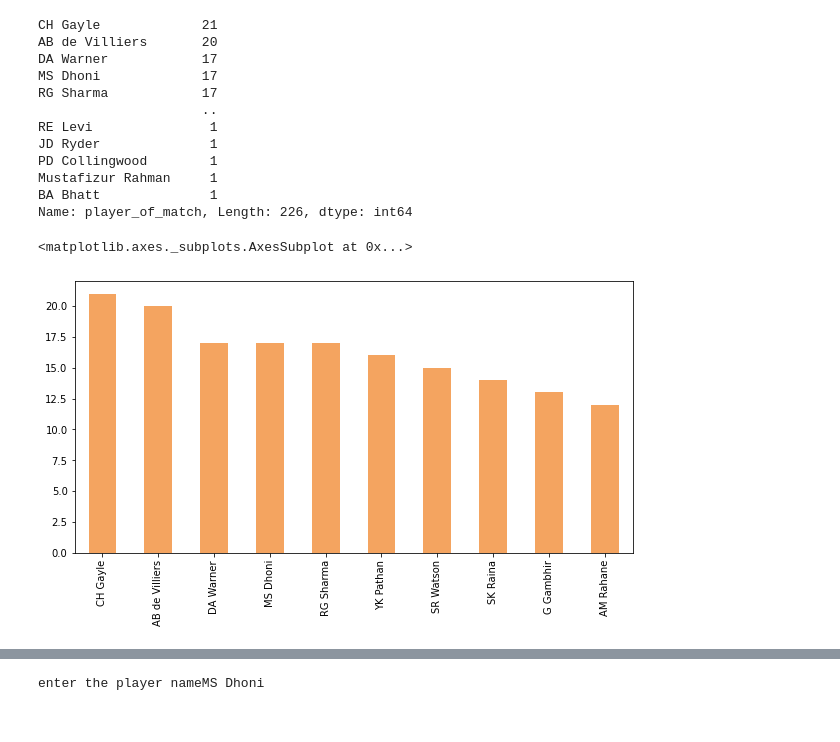
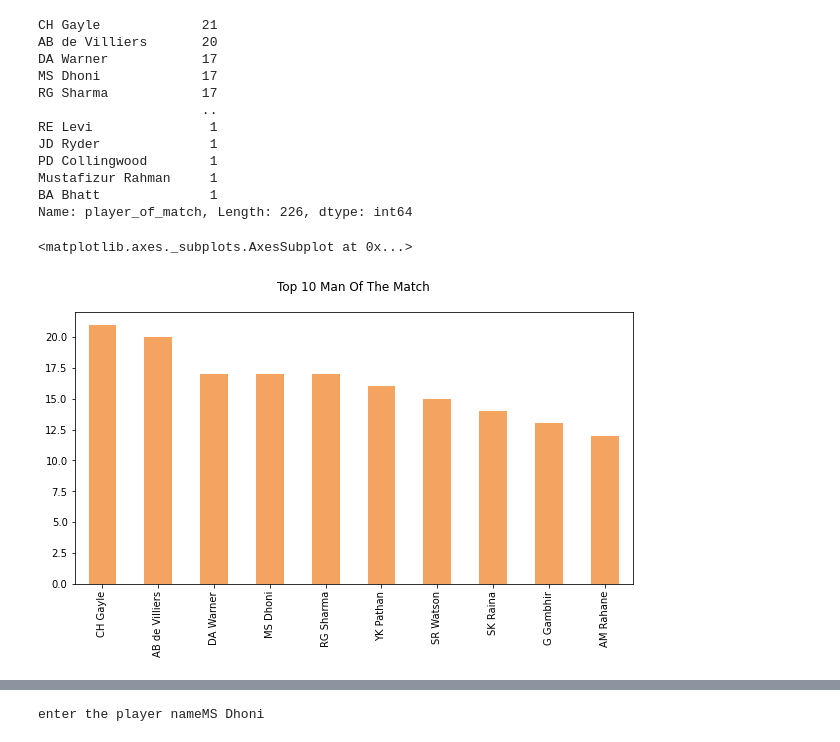
Before and after one commit to Topinder-chettri/Data-Science-And-Business-analytics-task-1, a Jupyter notebook: GRIP_Task_5_Exploratory_Data_Analysis_IPL.ipynb, the cells around one changed output, grey strips where cells are left out. Cells and saved outputs as stored; diff of their text form; code cells hidden in the pictures.

```diff
--- a/GRIP_Task_5_Exploratory_Data_Analysis_IPL.ipynb
+++ b/GRIP_Task_5_Exploratory_Data_Analysis_IPL.ipynb
@@ -532,10 +532,10 @@ BA Bhatt              1
 Name: player_of_match, Length: 226, dtype: int64
 # %%
 #top player visualization
-man_of_the_match[:10].plot(kind = 'bar',color="sandybrown",figsize=(10,5))
+man_of_the_match[:10].plot(kind = 'bar',color="sandybrown",figsize=(10,5),title="Top 10 Man Of The Match\n")
 # %% [output]
 <matplotlib.axes._subplots.AxesSubplot at 0x...>
-[figure, old version]
+[figure, new version]
 # %%
 #according to tosswinner player performance  analysis
 toss2 =df.groupby(['team1','team2','winner','toss_winner','season','win_by_runs','win_by_wickets'])['player_of_match','toss_decision'].max().sort_values(by = 'player_of_match',ascending = False)
```
Also changed, not shown: parts of 3 cells of this notebook.
